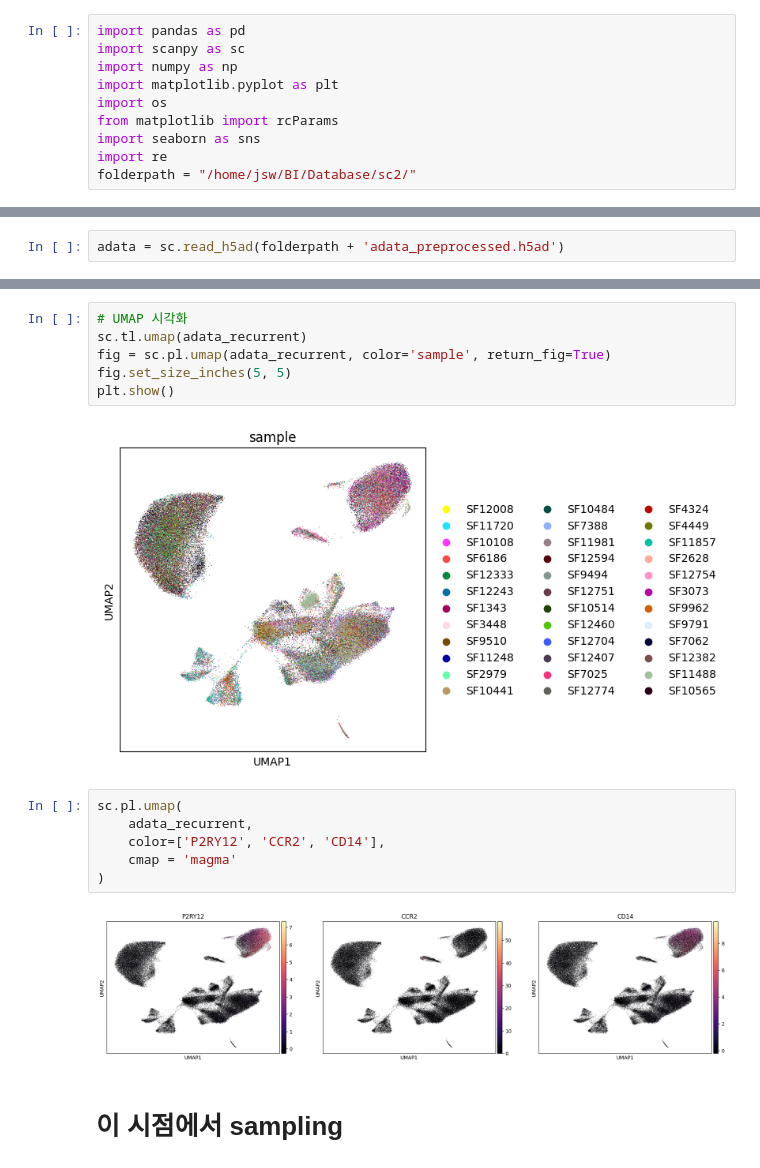
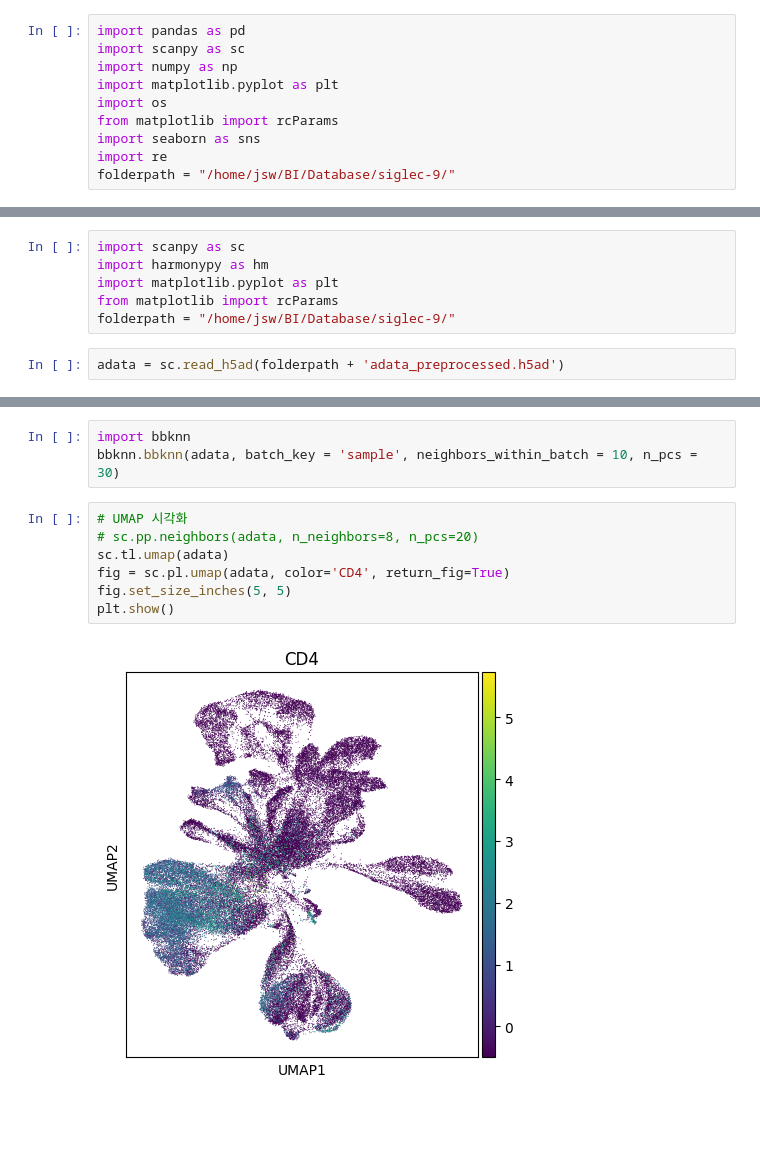
Before and after one commit to Sungwoo-Chang/spatial_241029, a Jupyter notebook: sc_from_out/1. recurrent_preprocessing.ipynb, the cells around one changed output, grey strips where cells are left out. Saved outputs shown, nothing was run; the diff lists cells and outputs as text; blank space fills up the shorter version.

```diff
--- a/sc_from_out/1. recurrent_preprocessing.ipynb
+++ b/sc_from_out/1. recurrent_preprocessing.ipynb
@@ -7,7 +7,7 @@ import os
 from matplotlib import rcParams
 import seaborn as sns
 import re
-folderpath = "/home/jsw/BI/Database/sc2/"
+folderpath = "/home/jsw/BI/Database/siglec-9/"
 # %%
 # barcode, feature, matrix 파일을 읽어서 AnnData 객체로 바꾼 후 adata_list에 저장.
 import glob
@@ -149,2 +422,8 @@ adata.write_h5ad(folderpath + 'adata_preprocessed.h5ad')
+# %%
+import scanpy as sc
+import harmonypy as hm
+import matplotlib.pyplot as plt
+from matplotlib import rcParams
+folderpath = "/home/jsw/BI/Database/siglec-9/"
 # %%
 adata = sc.read_h5ad(folderpath + 'adata_preprocessed.h5ad')
@@ -209,18 +440,12 @@ WARNING: consider updating your call to make use of `computation`
+# %%
+import bbknn
+bbknn.bbknn(adata, batch_key = 'sample', neighbors_within_batch = 10, n_pcs = 30)
 # %%
 # UMAP 시각화
-sc.tl.umap(adata_recurrent)
-fig = sc.pl.umap(adata_recurrent, color='sample', return_fig=True)
+# sc.pp.neighbors(adata, n_neighbors=8, n_pcs=20)
+sc.tl.umap(adata)
+fig = sc.pl.umap(adata, color='CD4', return_fig=True)
 fig.set_size_inches(5, 5)
 plt.show()
 # %% [output]
-[figure, old version]
+[figure, new version]
-# %%
-sc.pl.umap(
-    adata_recurrent,
-    color=['P2RY12', 'CCR2', 'CD14'],
-    cmap = 'magma'
-)
-# %% [output]
-[figure, removed]
-# %% [markdown]
-# 이 시점에서 sampling
```
Also changed, not shown: parts of 26 cells of this notebook, 9 other files.
